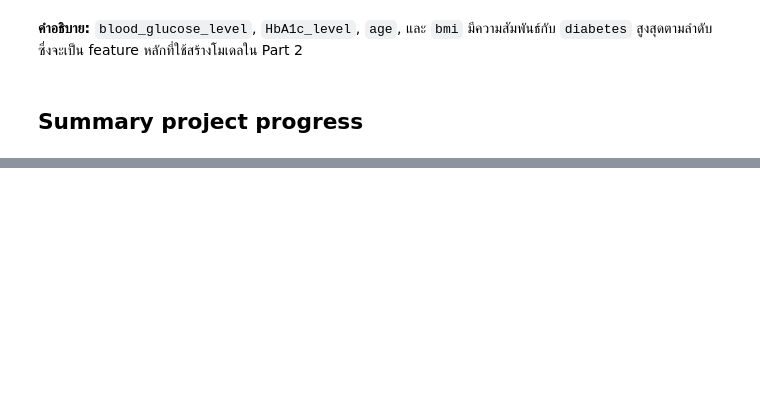
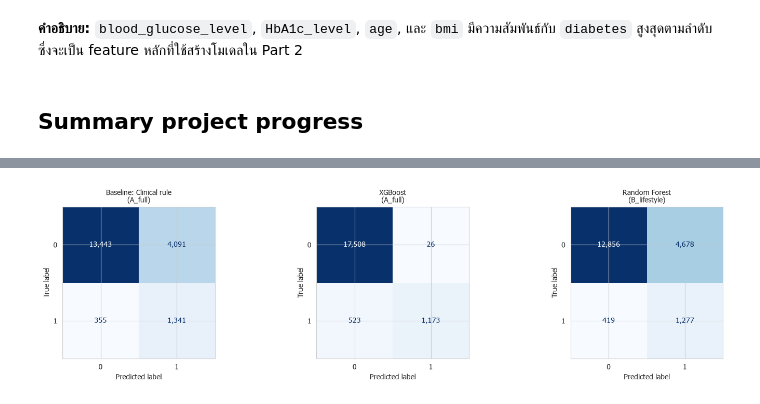
Before and after one commit to Graceiscoming/HealthSense, a Jupyter notebook: CP462_Project_HealthSense.ipynb, the cells around one changed output, grey strips where cells are left out. Drawn from its saved outputs; the diff is of its cells as text; code cells hidden in the pictures; blank space fills up the shorter version.

```diff
--- a/CP462_Project_HealthSense.ipynb
+++ b/CP462_Project_HealthSense.ipynb
@@ -378,0 +713,13 @@ Evaluate Model
+# %%
+# Confusion matrix ของ baseline และโมเดลที่เลือกจาก CV ของแต่ละชุด
+show = [("A_full", "Baseline: Clinical rule")] + list(zip(best_by_fs["feature_set"], best_by_fs["model"]))
+
+fig, axes = plt.subplots(1, len(show), figsize=(5 * len(show), 4))
+for ax, key in zip(axes, show):
+    ConfusionMatrixDisplay.from_predictions(y_test, fitted[key].predict(X_test), ax=ax,
+                                            colorbar=False, values_format=",", cmap="Blues")
+    ax.set_title(f"{key[1]}\n({key[0]})", fontsize=10)
+plt.tight_layout()
+plt.show()
+# %% [output]
+[figure, added]
```
Also changed, not shown: parts of 39 cells of this notebook.
